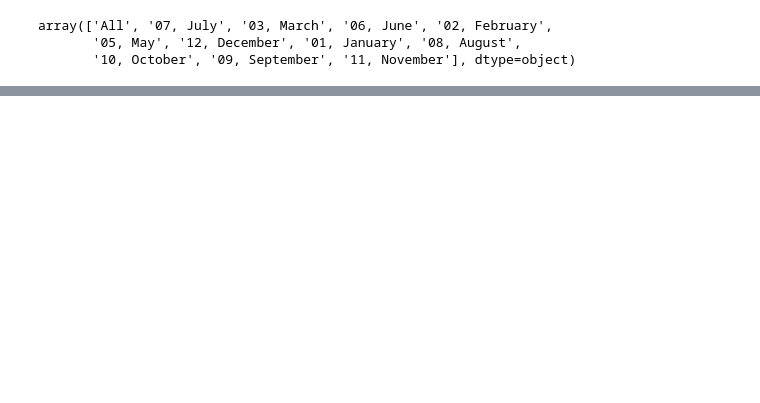
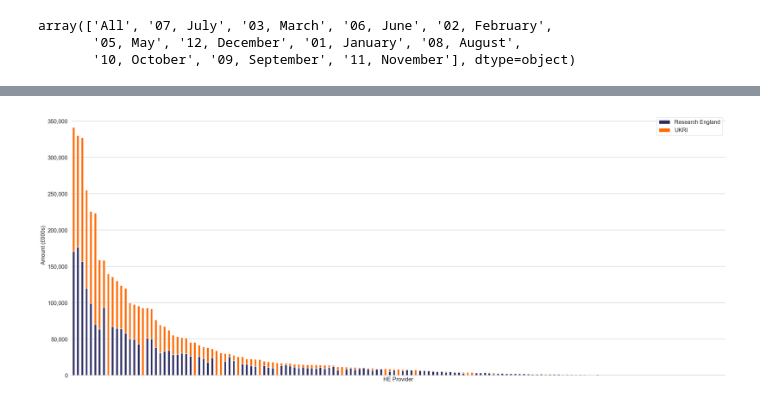
Before and after one commit to marthaisabelhilton/Allocations-2025, a Jupyter notebook: HESA table 5.ipynb, the cells around one changed output, grey strips where cells are left out. Saved outputs shown, nothing was run; the diff lists cells and outputs as text; code cells hidden in the pictures; blank space fills up the shorter version.

```diff
--- a/HESA table 5.ipynb
+++ b/HESA table 5.ipynb
@@ -680,0 +701,34 @@ data_re = table7c_all[(table7c_all['Academic year'] == '2023/24') & table7c_all[
+# %%
+data_hesa_2324['UKPRN'] = data_hesa_2324['UKPRN'].astype(int).astype(str)
+# %%
+data_re_hesa_2324.drop(columns=['Academic year'], inplace=True)
+data_re_hesa_2324['Source of income group'] = 'Research England'
+# %%
+data_concat = pd.concat([data_re_hesa_2324, data_hesa_2324])
+# %%
+data_pivot = data_concat.pivot(index=['UKPRN', 'HE Provider'], values='Value(£000s)', columns='Source of income group').reset_index()
+data_pivot.drop(columns=['Total', 'Total Research Councils', 'Other'], inplace=True)
+data_pivot['Total'] = data_pivot.sum(axis=1, numeric_only=True)
+
+data_bar = data_pivot[data_pivot['Total'] > 0].sort_values(by='Total', ascending=False).drop(columns='Total')
+# %%
+plt.figure(figsize=(25,10))
+
+data_bar.set_index(['UKPRN', 'HE Provider']).plot.bar(stacked=True, ax=plt.gca(), width=0.5)
+
+ax = plt.gca()
+ax.grid(axis='x')
+
+plt.xticks([])
+
+plt.gca().yaxis.set_major_formatter(ticker.FuncFormatter(lambda x, p: format(int(x), ',')))
+plt.yticks(fontsize='large')
+
+plt.ylabel('Amount (£000s)', fontsize='large')
+plt.xlabel('HE Provider', fontsize='large')
+
+plt.legend(fontsize='large')
+plt.tight_layout()
+plt.show()
+# %% [output]
+[figure, added]
```
Also changed, not shown: parts of 20 cells of this notebook, 1 other file.
